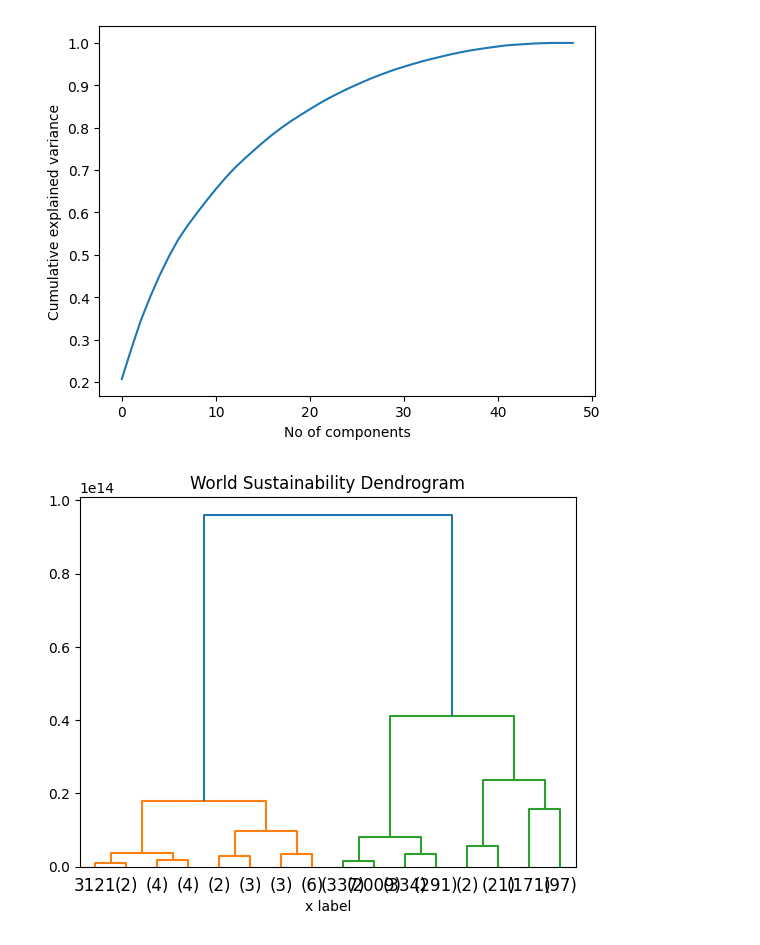
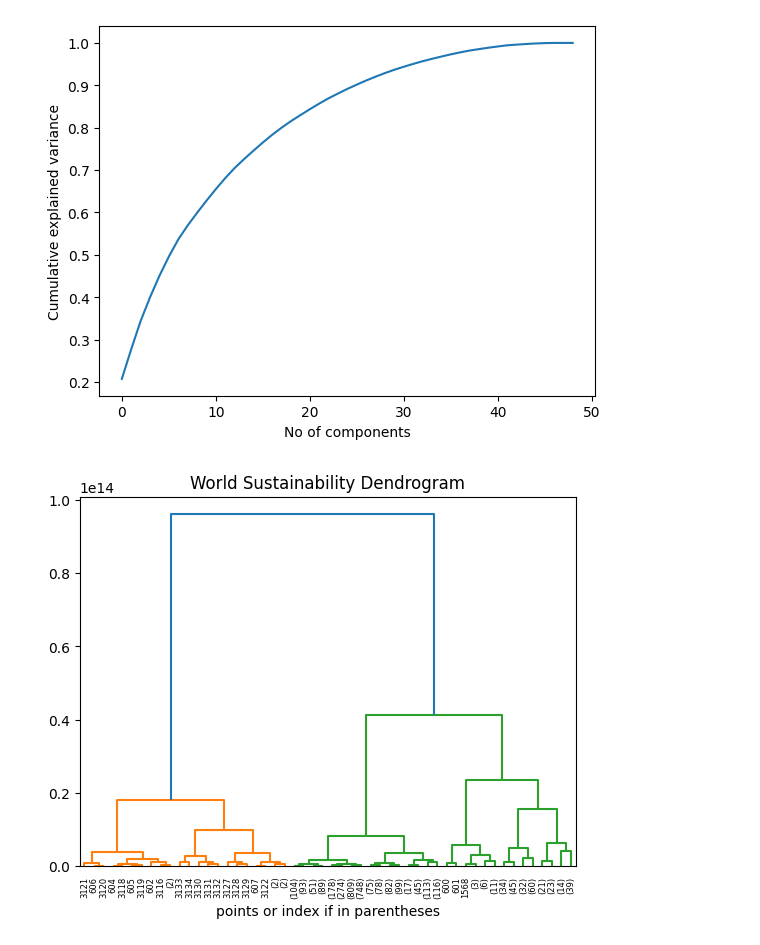
Before and after one commit to anshvijay28/ML_project, a Jupyter notebook: project/HierarchicalClustering.ipynb, the cells around one changed output. Drawn from its saved outputs; the diff is of its cells as text; code cells hidden in the pictures.

Commit message:
dendrogram adjustments

```diff
--- a/project/HierarchicalClustering.ipynb
+++ b/project/HierarchicalClustering.ipynb
@@ -145,12 +145,13 @@ get_reduce_data_csv(dim=40, standardize=False)
 # %%
 n = 5
 data = pd.read_csv("../data/reduced_sustainability_data.csv")
 model = AgglomerativeClustering(distance_threshold=0, n_clusters=None)
 "set linkage = Ward, Maximum or complete linkage, Average linkage, Single linkage"
 model.fit(data)
 plt.title("World Sustainability Dendrogram")
-plot_dendrogram(model, truncate_mode="level", p=3)
-plt.xlabel("x label")
+"p determines depth of the dendrogram plot"
+plot_dendrogram(model, truncate_mode="level", p=5)
+plt.xlabel("points or index if in parentheses")
 plt.show()
 # %% [output]
-[figure, old version]
+[figure, new version]
```
